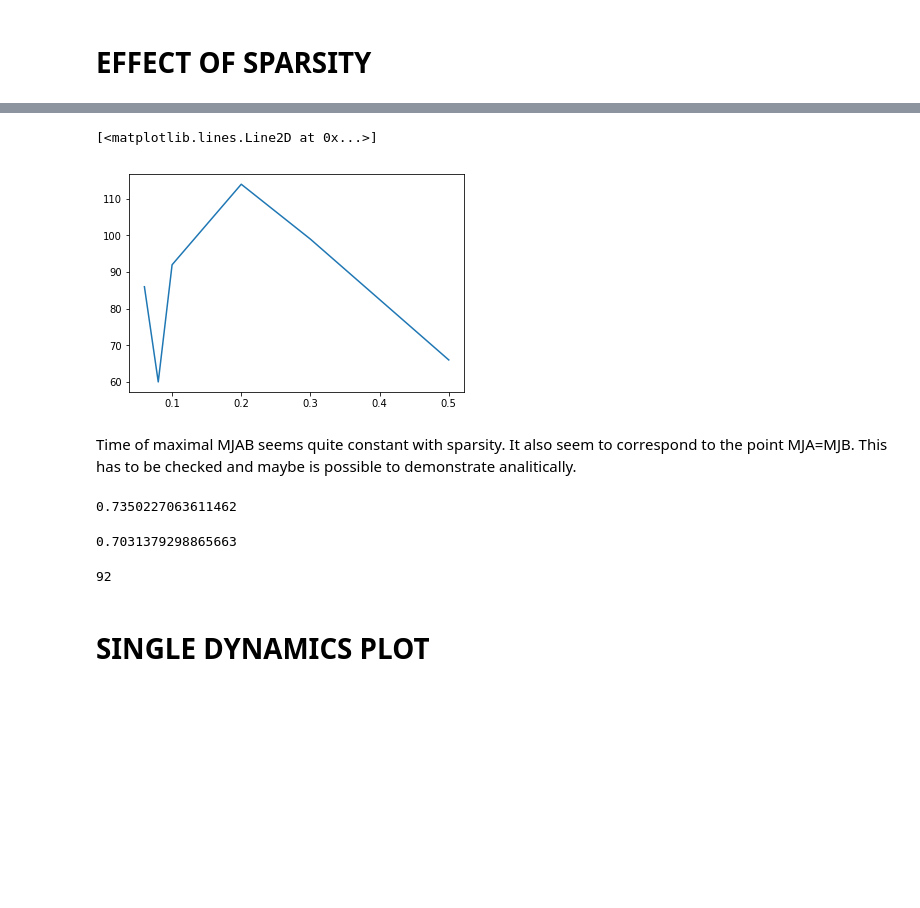
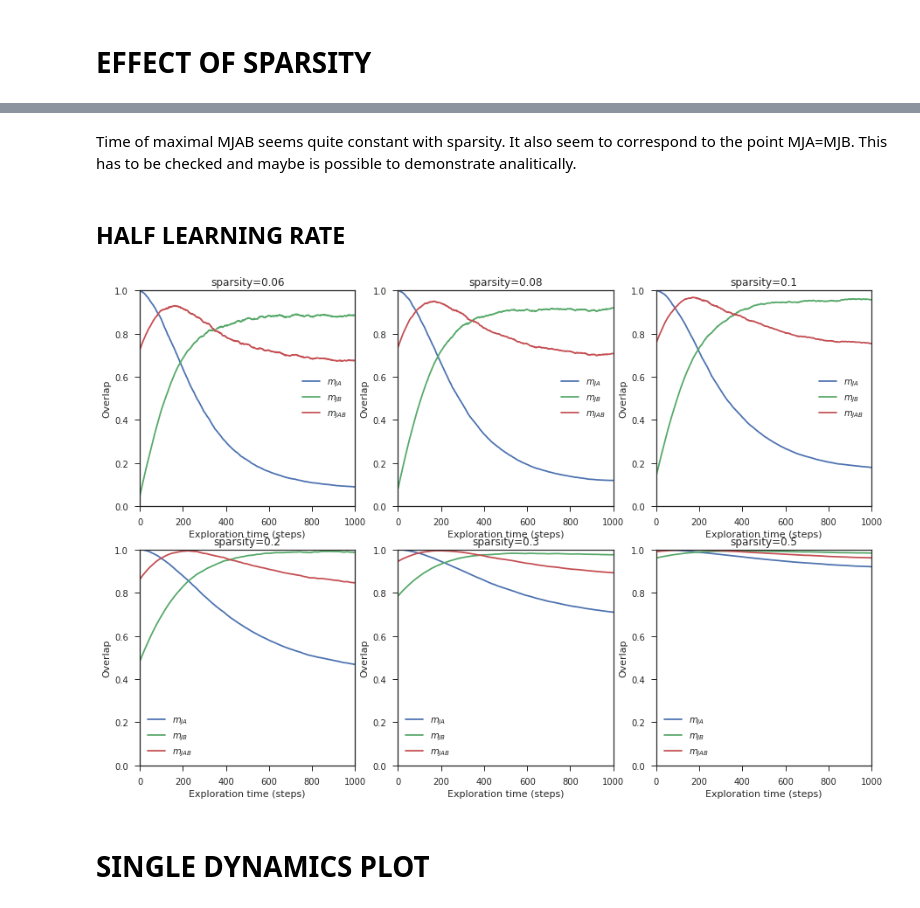
Before and after one commit to davidespalla/CAN_code, a Jupyter notebook: AttractorLearning/simulations/LearningDynamics/DataAnalysis.ipynb, the cells around one changed output, grey strips where cells are left out. Drawn from its saved outputs; the diff is of its cells as text; code cells hidden in the pictures; blank space fills up the shorter version.

```diff
--- a/AttractorLearning/simulations/LearningDynamics/DataAnalysis.ipynb
+++ b/AttractorLearning/simulations/LearningDynamics/DataAnalysis.ipynb
@@ -39,27 +41,39 @@ for i in range(nsim):
-# %%
-#Argmax of MJAB
-tmax=[]
-for i in range(nsim):
-    tmax.append(argmax(MJAB[i]))
-plot(sparsities,tmax)
-# %% [output]
-[<matplotlib.lines.Line2D at 0x...>]
-[figure, removed]
 # %% [markdown]
 Time of maximal MJAB seems quite constant with sparsity.
 It also seem to correspond to the point MJA=MJB. This has to be checked and maybe is possible to demonstrate analitically.
-# %%
-MJA[2][92]
-# %% [output]
-0.7350227063611462
-# %%
-MJB[2][92]
-# %% [output]
-0.7031379298865663
-# %%
-argmax(MJAB[2])
-# %% [output]
-92
+# %% [markdown]
+## HALF LEARNING RATE
+# %%
+nsim=6
+sparsities=[0.06,0.08,0.1,0.2,0.3,0.5]
+# %%
+#data import
+MJA=[]
+MJB=[]
+MJAB=[]
+for i in range(nsim):
+    mja=load("s1"+str(i+1)+"/mJA.npy")
+    mjb=load("s1"+str(i+1)+"/mJB.npy")
+    mjab=load("s1"+str(i+1)+"/mJAB.npy")
+    MJA.append(mja)
+    MJB.append(mjb)
+    MJAB.append(mjab)
+# %%
+#PLOTTING: trajectories
+figure(figsize=(15,10))
+for i in range(nsim):
+    subplot(2,3,i+1)
+    x=asarray(range(len(MJA[i])))
+    plot(x,MJA[i],label=r"$m_{JA}$")
+    plot(x,MJB[i],label=r"$m_{JB}$")
+    plot(x,MJAB[i],label=r"$m_{JAB}$")
+    axis([0,1000,0,1])
+    xlabel("Exploration time (steps)")
+    ylabel("Overlap")
+    title("sparsity="+str(sparsities[i]))
+    legend()
+# %% [output]
+[figure, added]
 # %% [markdown]
 # SINGLE DYNAMICS PLOT
 # %%
```
Also changed, not shown: parts of 23 cells of this notebook, 6 other files.
